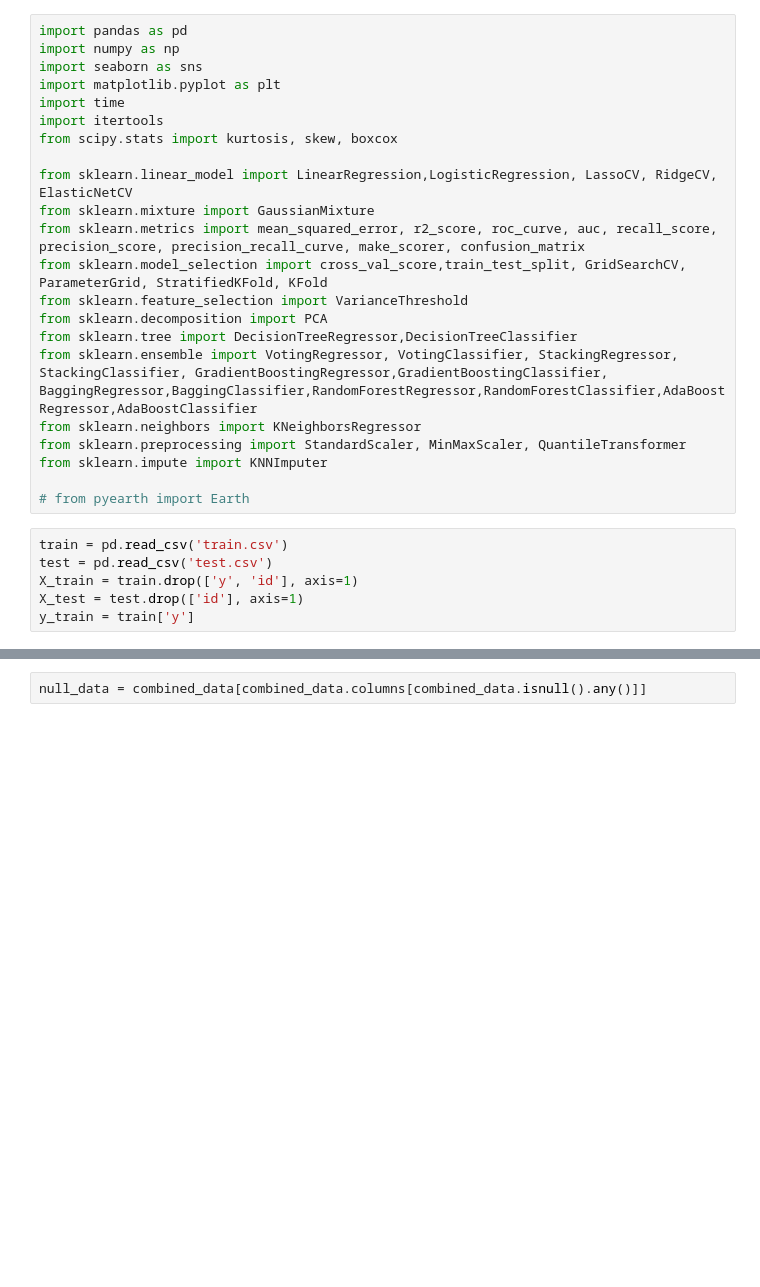
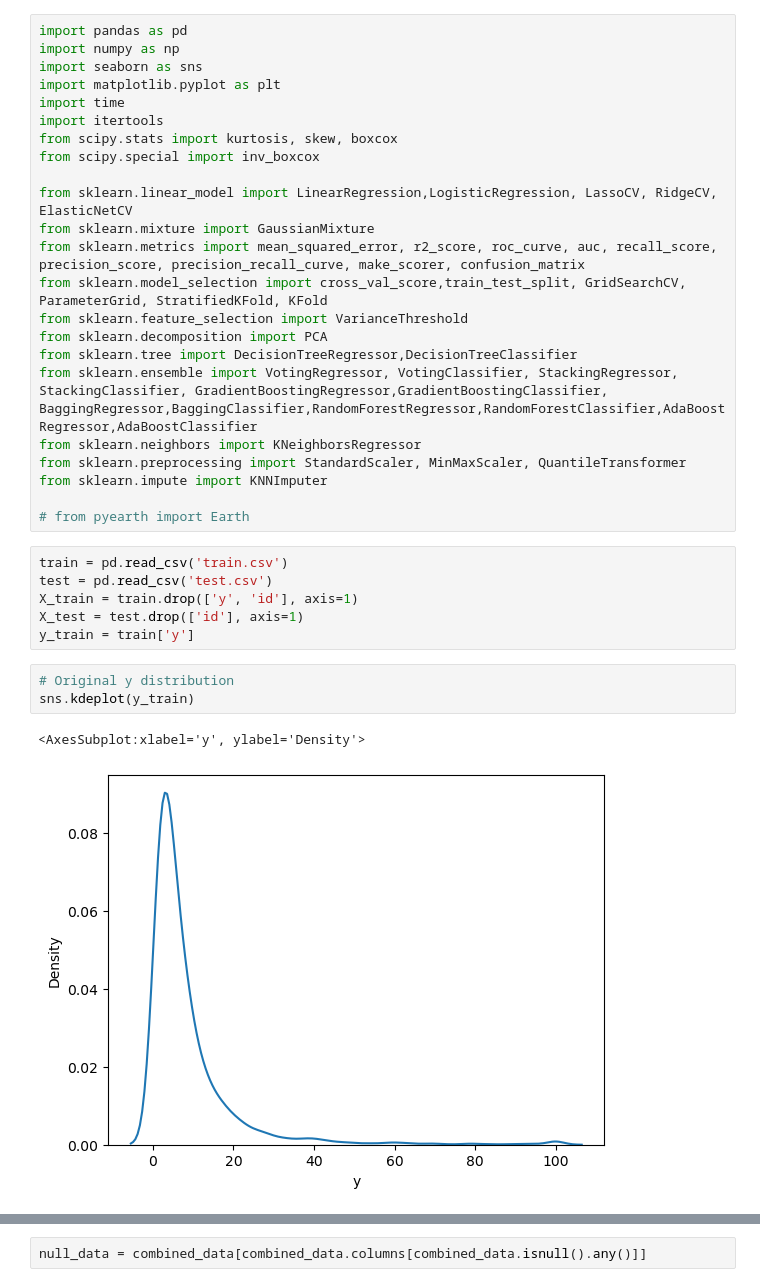
Before and after one commit to nvsimbolon/kagglecomp390, a Jupyter notebook: Kaggle.ipynb, the cells around one changed output, grey strips where cells are left out. Saved outputs shown, nothing was run; the diff lists cells and outputs as text; blank space fills up the shorter version.

```diff
--- a/Kaggle.ipynb
+++ b/Kaggle.ipynb
@@ -6,6 +6,7 @@ import matplotlib.pyplot as plt
 import time
 import itertools
 from scipy.stats import kurtosis, skew, boxcox
+from scipy.special import inv_boxcox
 
 from sklearn.linear_model import LinearRegression,LogisticRegression, LassoCV, RidgeCV, ElasticNetCV
 from sklearn.mixture import GaussianMixture
@@ -26,3 +27,9 @@ test = pd.read_csv('test.csv')
 X_train = train.drop(['y', 'id'], axis=1)
 X_test = test.drop(['id'], axis=1)
 y_train = train['y']
+# %%
+# Original y distribution
+sns.kdeplot(y_train)
+# %% [output]
+<AxesSubplot:xlabel='y', ylabel='Density'>
+[figure, added]
```
Also changed, not shown: parts of 27 cells of this notebook, 1 other file.
